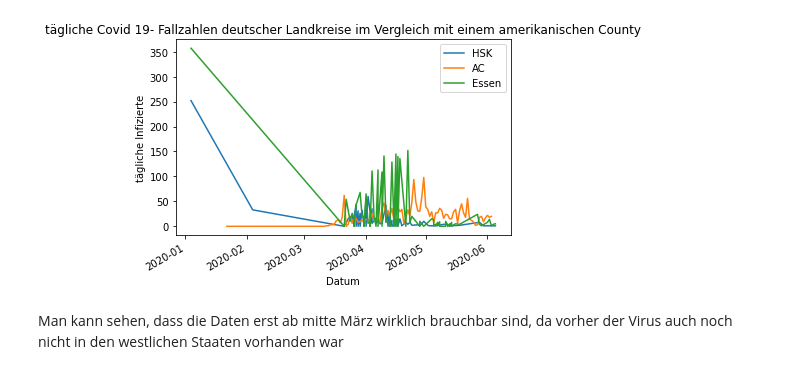
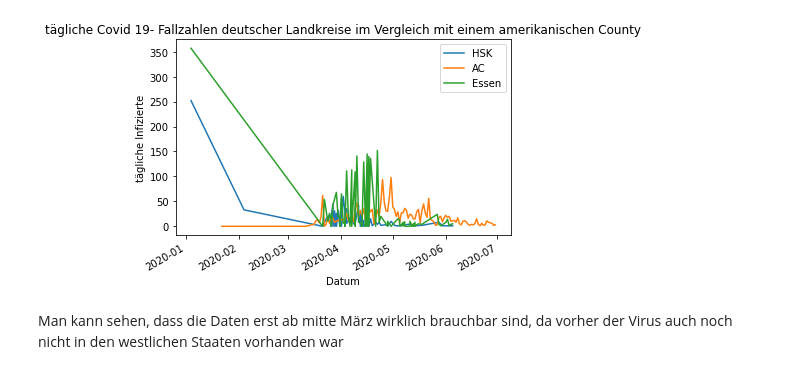
Before and after one commit to Jubo30/Data-Science-Project, a Jupyter notebook: Data_Science_Analyse.ipynb, the cells around one changed output. Drawn from its saved outputs; the diff is of its cells as text; code cells hidden in the pictures.

```diff
--- a/Data_Science_Analyse.ipynb
+++ b/Data_Science_Analyse.ipynb
@@ -12,15 +12,15 @@ import matplotlib.pyplot as plt
 # %%
 ax = plt.gca()
 d['Hochsauerlandkreis'].plot(kind='line', x = 'publication_datetime', y= 'dailycases', ax=ax, label="HSK")
-countyAC.plot(kind='line', x = 'date', y= 'dailycases', ax=ax, label="AC")
+dic['Albany County'].plot(kind='line', x = 'date', y= 'dailycases', ax=ax, label="AC")
 d['Essen'].plot(kind='line', x = 'publication_datetime', y= 'dailycases', ax=ax, label="Essen")
 ax.set_title('tägliche Covid 19- Fallzahlen deutscher Landkreise im Vergleich mit einem amerikanischen County')
 ax.set_xlabel('Datum')
 ax.set_ylabel('tägliche Infizierte')
 
 plt.show()
 # %% [output]
-[figure, old version]
+[figure, new version]
 # %% [markdown]
 Man kann sehen, dass die Daten erst ab mitte März wirklich brauchbar sind, da vorher der Virus auch noch nicht in den westlichen Staaten vorhanden war
 # %%
```
Also changed, not shown: parts of 6 cells of this notebook, 1 other file.
